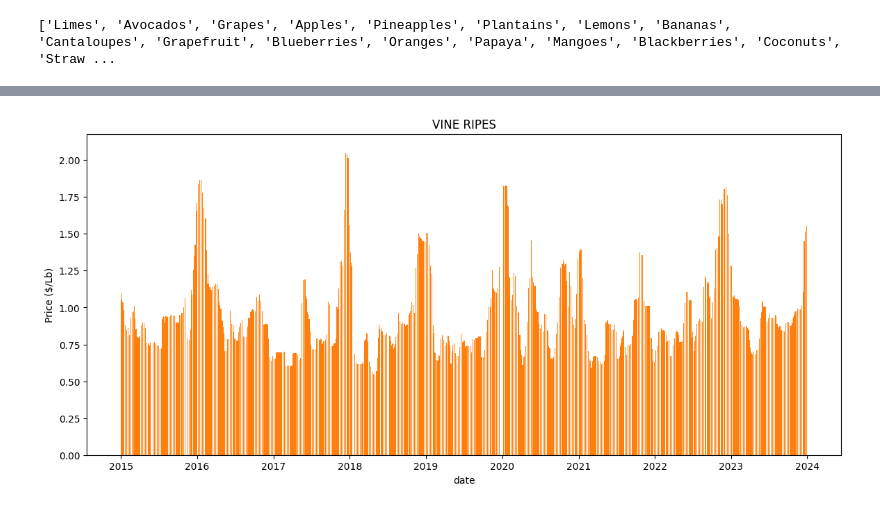
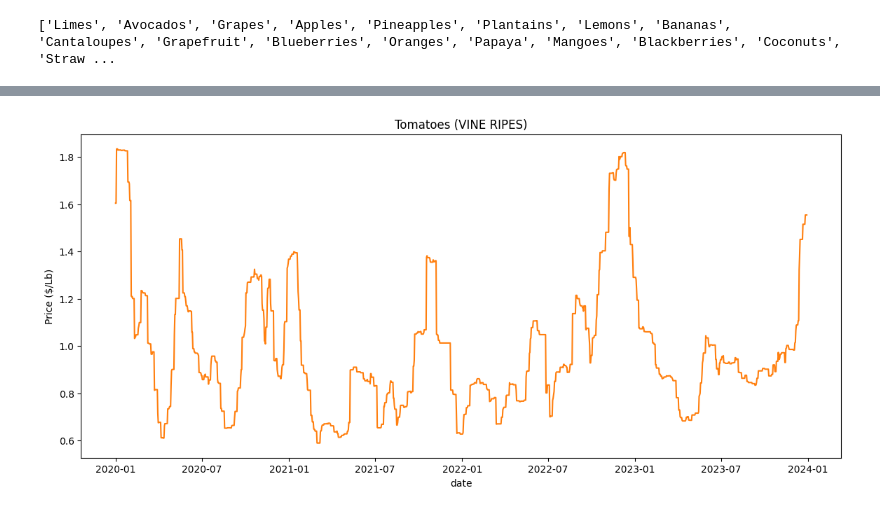
Before and after one commit to saravanadinesh/ProducePrices, a Jupyter notebook: usda_mmn_demo.ipynb, the cells around one changed output, grey strips where cells are left out. Saved outputs shown, nothing was run; the diff lists cells and outputs as text; code cells hidden in the pictures.

Commit message:
I don't remember exactly what i changed. I just want to push the code so I don't accidentally lose it

```diff
--- a/usda_mmn_demo.ipynb
+++ b/usda_mmn_demo.ipynb
@@ -134,12 +168,20 @@ Data loss percentage due to not knowing weight of some packages: 1.0304420219283
 # %%
 variety='VINE RIPES'
 subdf = prices_df[(prices_df.variety==variety) &
-                  (prices_df.organic=="N") &
-                  (prices_df.package=="cartons 2 layer") &
-                  (prices_df.item_size=="5x6s")]
-pprint(subdf[(subdf.date.dt.year==2023) & (subdf.date.dt.month==12) & (subdf.date.dt.day==13)])
-pprint(subdf[(subdf.date.dt.year==2023) & (subdf.date.dt.month==12) & (subdf.date.dt.day==14)])
+                  (prices_df.organic=="N")]
+# subdf = prices_df[(prices_df.variety==variety) &
+#                   (prices_df.organic=="N") &
+#                   (prices_df.package=="cartons 2 layer") &
+#                   (prices_df.item_size=="5x6s")]
+#pprint(subdf[(subdf.date.dt.year==2023) & (subdf.date.dt.month==12) & (subdf.date.dt.day==13)])
+#pprint(subdf[subdf.date == datetime(2023, 12, 13)])
 # onevarietydf = (subdf[['date', 'ppp']]).groupby(['date']).mean()
 onevarietydf = (prices_df[['date', 'ppp']]).groupby(['date']).mean()
-#print(onevarietydf.index)
-print(onevarietydf.tail(20))
+#print(onevarietydf.loc['2023-07-03'])
+
+# onevarietydf index has business day frequency ('B') except some weekday data is missing because they are holidays.
+# We have two choices: Reindex with missing days and forward/backward fill the missing data, or use a standard
+# calendar (from pandas.tseries.holiday import USFederalHolidayCalendar). We will just use reindexing
+complete_date_range = pd.date_range(start=onevarietydf.index.min(), end=onevarietydf.index.max(), freq='D')
+onevarietydf_reindexed = onevarietydf.reindex(complete_date_range)
+onevarietydf_filled = onevarietydf_reindexed.ffill()
@@ -164,10 +188,11 @@ date
 # %%
 fig,ax = plt.subplots(1,1,figsize=(14,6))
-ax.bar(onevarietydf.index, onevarietydf.ppp, color='tab:orange', width=1)
+plotdf = onevarietydf_filled[onevarietydf_filled.index.year.isin(range(2020,2024))]
+ax.plot(plotdf.index, plotdf.ppp, color='tab:orange')
 ax.set_xlabel('date')
 ax.set_ylabel('Price ($/Lb)')
 
-plt.title(variety)
+plt.title(commodity + " ("+variety+")")
 plt.show()
 # %% [output]
-[figure, old version]
+[figure, new version]
```
Also changed, not shown: parts of 13 cells of this notebook, 4 other files.
